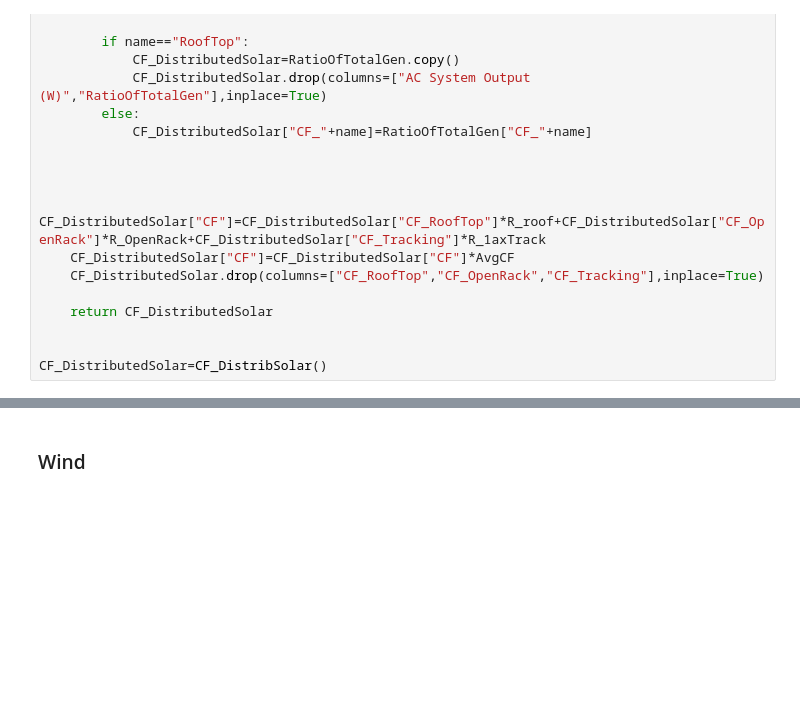
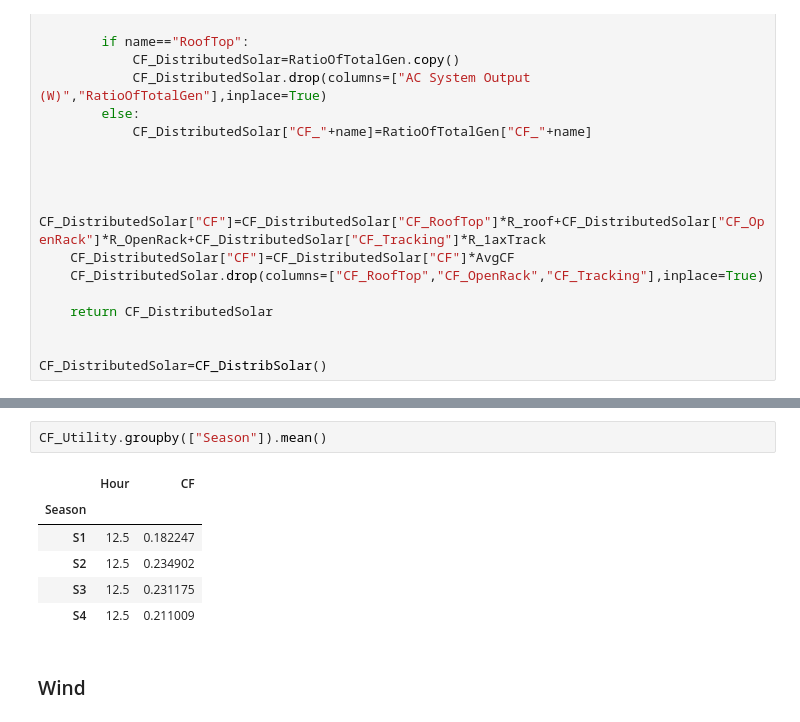
Before and after one commit to vaduraes/TemoaHurricane_V2, a Jupyter notebook: CreateDB_NC/Excel2Sql.ipynb, the cells around one changed output, grey strips where cells are left out. Cells and saved outputs as stored; diff of their text form; blank space fills up the shorter version.

```diff
--- a/CreateDB_NC/Excel2Sql.ipynb
+++ b/CreateDB_NC/Excel2Sql.ipynb
@@ -2464,3 +2497,12 @@ CF_FixedAxis.groupby(["Season"]).mean()
+# %%
+CF_Utility.groupby(["Season"]).mean()
+# %% [output]
+|  | Hour | CF |
+| Season |  |  |
+| S1 | 12.5 | 0.182247 |
+| S2 | 12.5 | 0.234902 |
+| S3 | 12.5 | 0.231175 |
+| S4 | 12.5 | 0.211009 |
 # %% [markdown]
 ### Wind
 # %%
```
Also changed, not shown: parts of 4 cells of this notebook, 2 other files.
